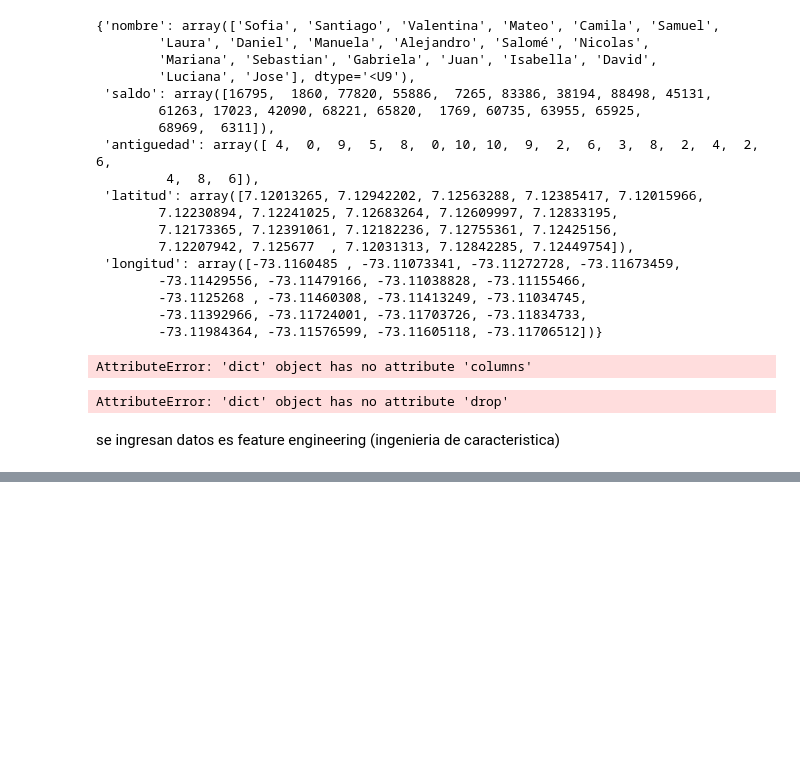
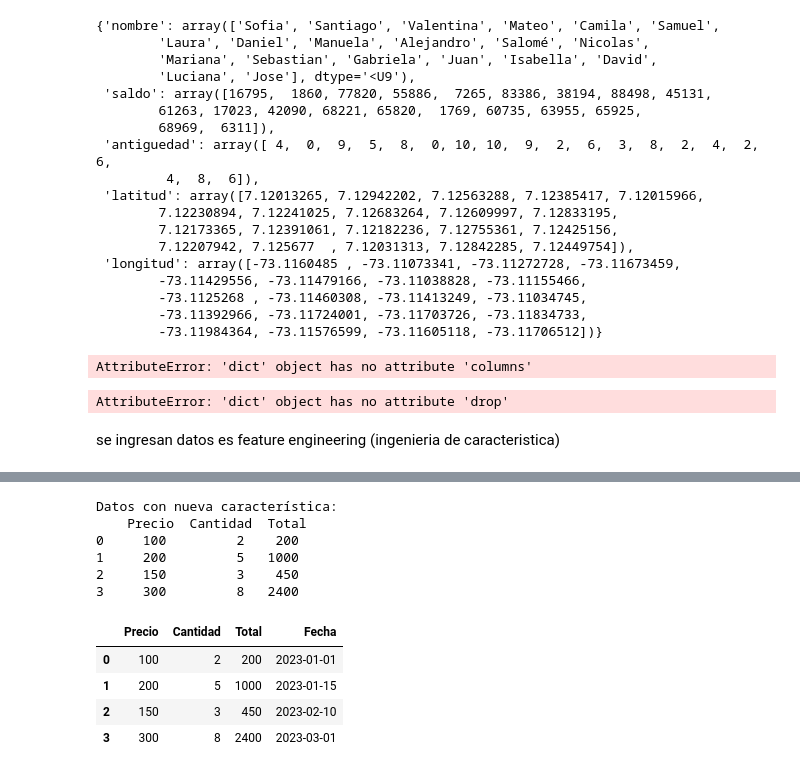
Before and after one commit to IsabelVargas2/Curso-Inteligencia-Artificial, a Jupyter notebook: eda_apuntes_de_clase.ipynb, the cells around one changed output, grey strips where cells are left out. Saved outputs shown, nothing was run; the diff lists cells and outputs as text; code cells hidden in the pictures; blank space fills up the shorter version.

```diff
--- a/eda_apuntes_de_clase.ipynb
+++ b/eda_apuntes_de_clase.ipynb
@@ -918,3 +918,13 @@ data
 AttributeError: 'dict' object has no attribute 'drop'
 # %% [markdown]
 se ingresan datos es feature engineering (ingenieria de caracteristica)
+# %%
+import pandas as pd
+
+# Dataset de ejemplo
+data = pd.DataFrame({
+    "Precio": [100, 200, 150, 300],
+    "Cantidad": [2, 5, 3, 8]
+})
+
+data
@@ -920,0 +937,21 @@ se ingresan datos es feature engineering (ingenieria de caracteristica)
+# %%
+# Crear una nueva característica: Total
+data["Total"] = data["Precio"] * data["Cantidad"]
+print("Datos con nueva característica:\n", data)
+# %% [output]
+Datos con nueva característica:
+    Precio  Cantidad  Total
+0     100         2    200
+1     200         5   1000
+2     150         3    450
+3     300         8   2400
+# %%
+# Agregar fechas al dataset
+data["Fecha"] = pd.to_datetime(["2023-01-01", "2023-01-15", "2023-02-10", "2023-03-01"])
+data
+# %% [output]
+|  | Precio | Cantidad | Total | Fecha |
+| 0 | 100 | 2 | 200 | 2023-01-01 |
+| 1 | 200 | 5 | 1000 | 2023-01-15 |
+| 2 | 150 | 3 | 450 | 2023-02-10 |
+| 3 | 300 | 8 | 2400 | 2023-03-01 |
```
Also changed, not shown: parts of 11 cells of this notebook.
